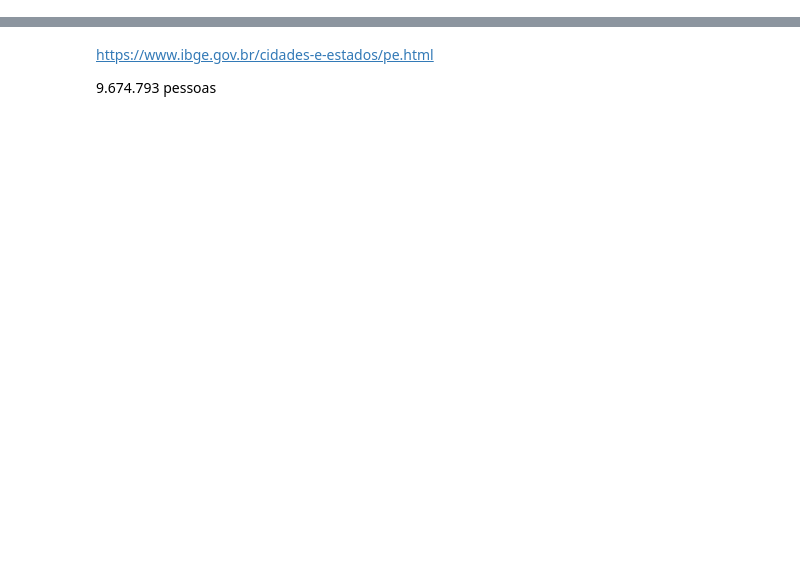
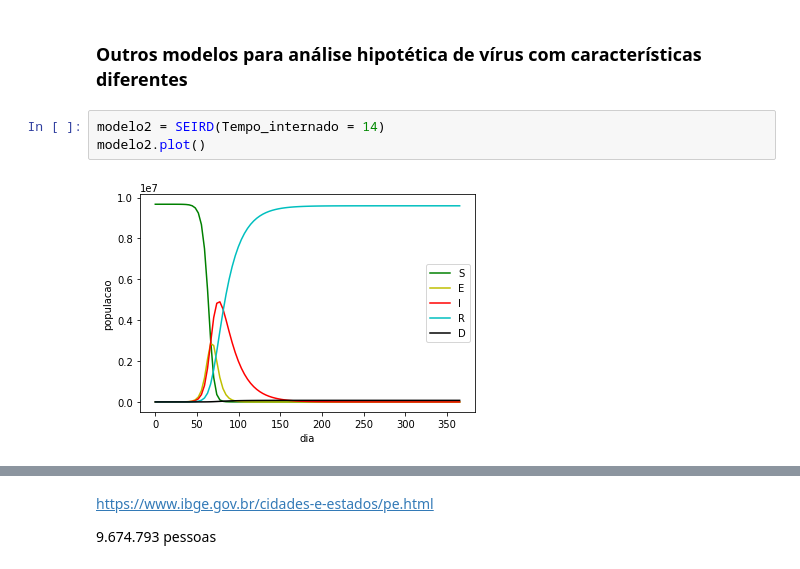
Before and after one commit to Raafm/Numerical-Methods-Data-science-Covid19-PE, a Jupyter notebook: MetodosP3.ipynb, the cells around one changed output, grey strips where cells are left out. Saved outputs shown, nothing was run; the diff lists cells and outputs as text; blank space fills up the shorter version.

```diff
--- a/MetodosP3.ipynb
+++ b/MetodosP3.ipynb
@@ -23,0 +285,7 @@ para o sigma:
+# %% [markdown]
+### Outros modelos para análise hipotética de vírus com características diferentes
+# %%
+modelo2 = SEIRD(Tempo_internado = 14)
+modelo2.plot()
+# %% [output]
+[figure, added]
```
Also changed, not shown: parts of 41 cells of this notebook.
